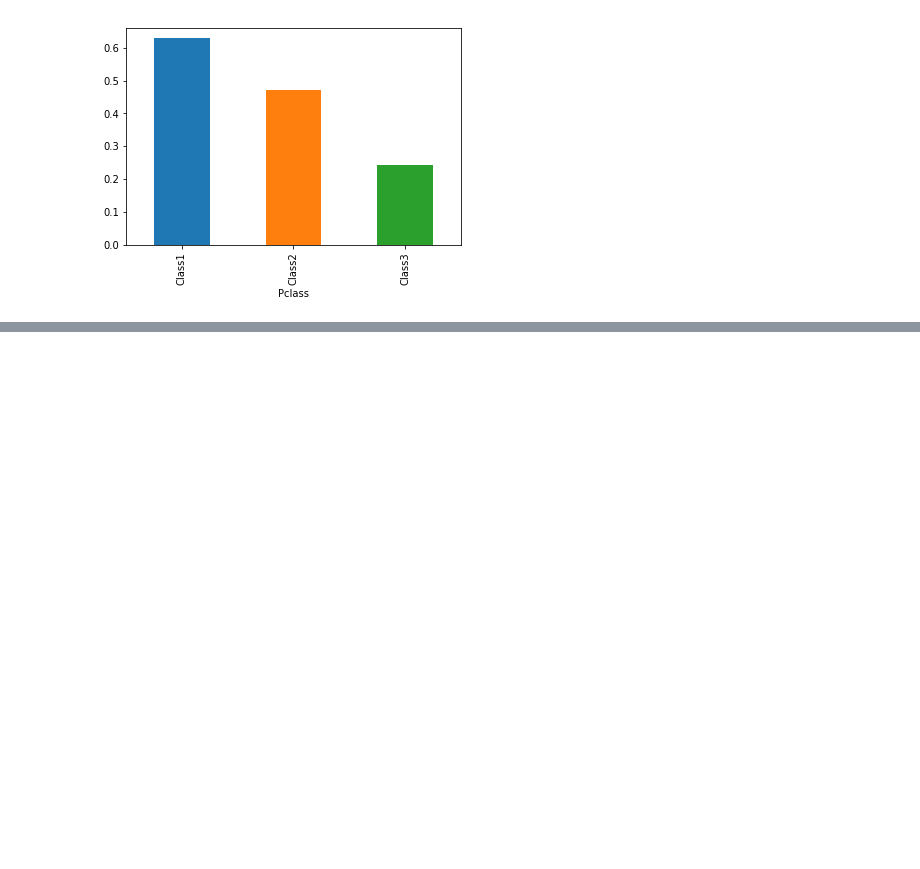
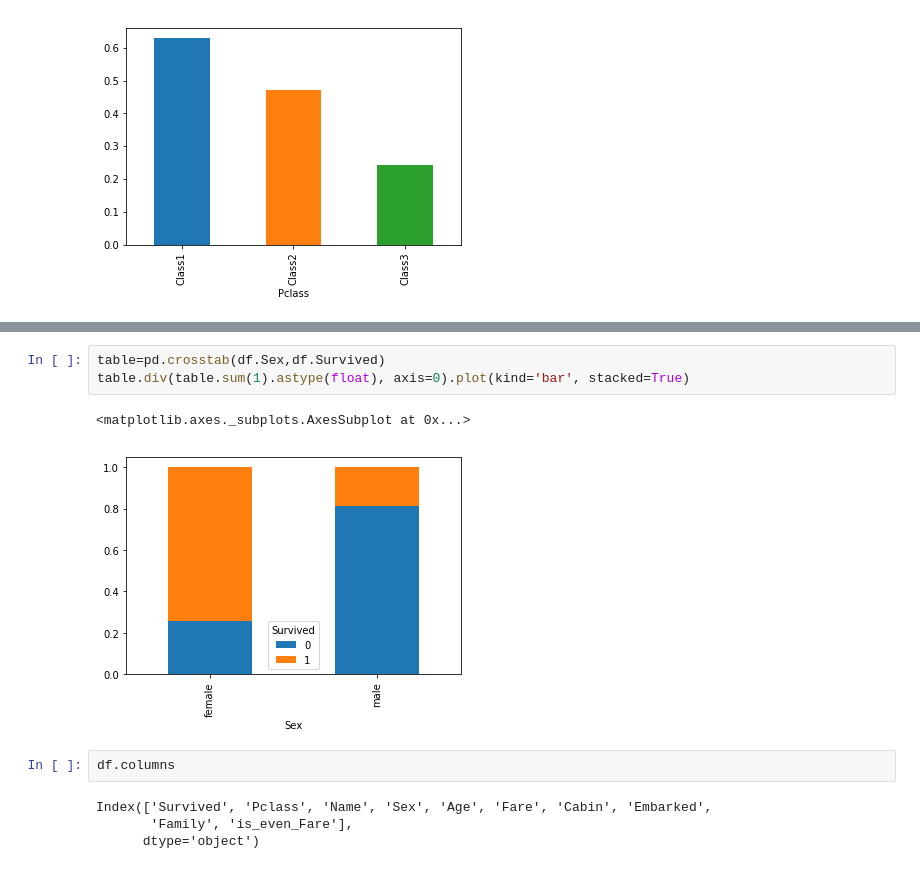
Before and after one commit to arthur-b-renaud/cours_machine_learning, a Jupyter notebook: Cours 2 - regression/Cours 2 - régression - titanic.ipynb, the cells around one changed output, grey strips where cells are left out. Cells and saved outputs as stored; diff of their text form; blank space fills up the shorter version.

```diff
--- a/Cours 2 - regression/Cours 2 - régression - titanic.ipynb
+++ b/Cours 2 - regression/Cours 2 - régression - titanic.ipynb
@@ -62,0 +91,12 @@ grouped.mean().plot(kind='bar')
+# %%
+table=pd.crosstab(df.Sex,df.Survived)
+table.div(table.sum(1).astype(float), axis=0).plot(kind='bar', stacked=True)
+# %% [output]
+<matplotlib.axes._subplots.AxesSubplot at 0x...>
+[figure, added]
+# %%
+df.columns
+# %% [output]
+Index(['Survived', 'Pclass', 'Name', 'Sex', 'Age', 'Fare', 'Cabin', 'Embarked',
+       'Family', 'is_even_Fare'],
+      dtype='object')
```
Also changed, not shown: parts of 14 cells of this notebook, 4 other files.
